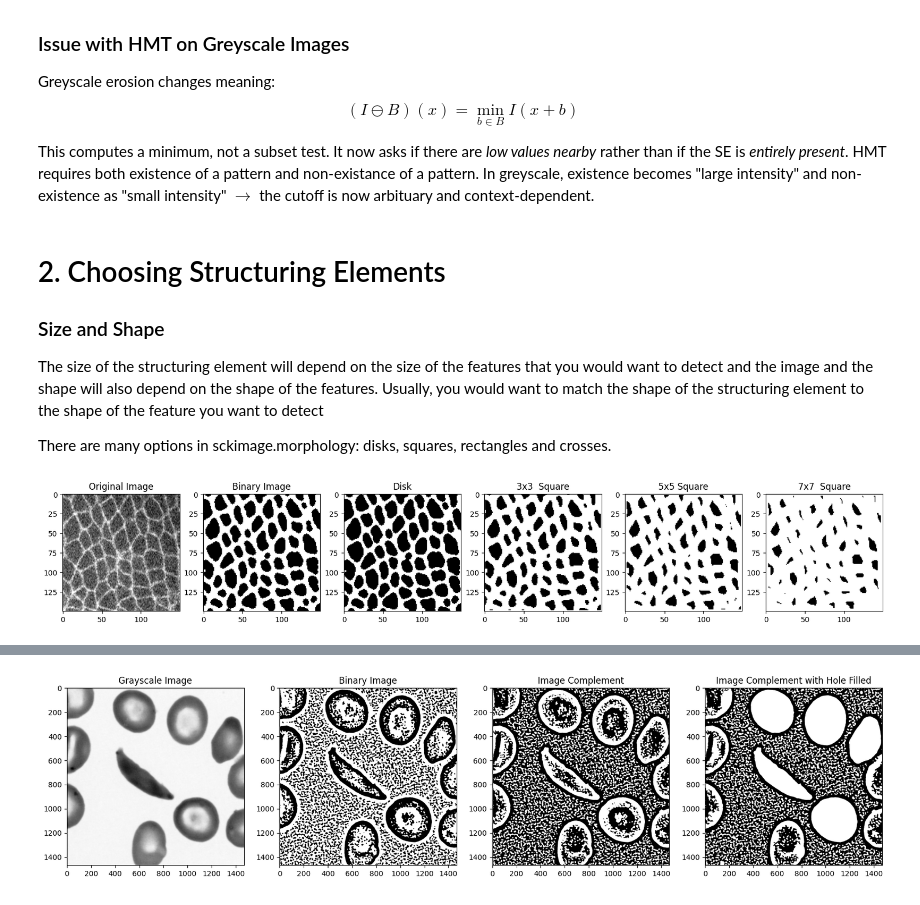
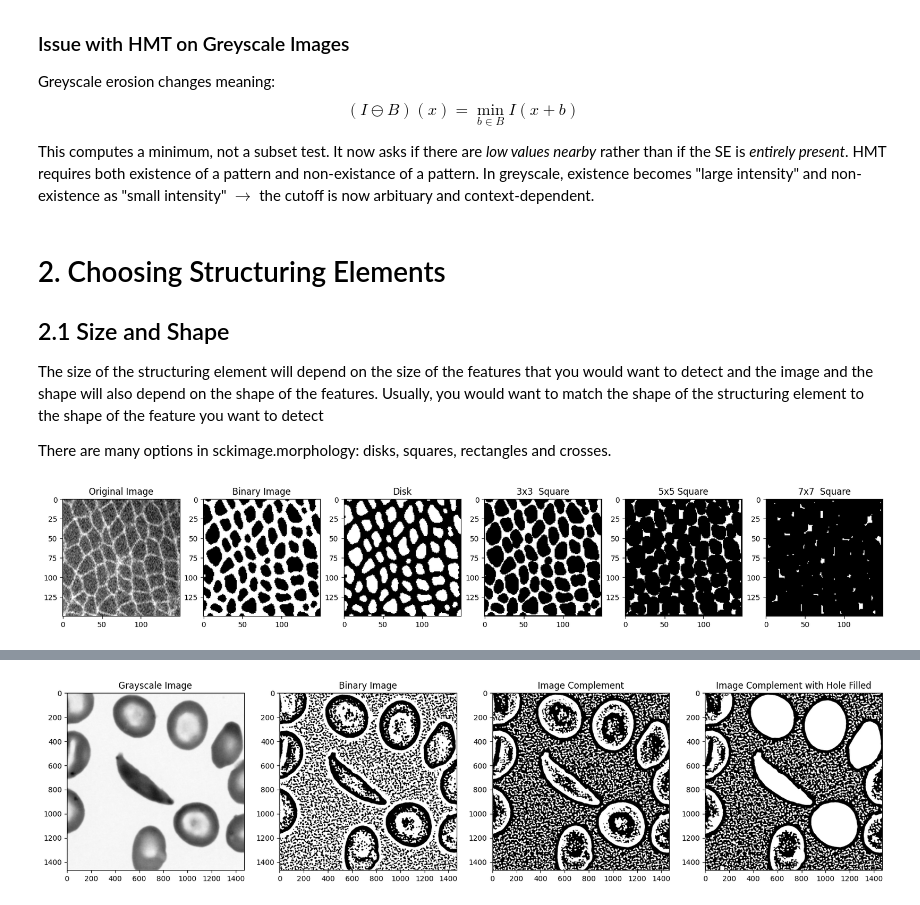
Before and after one commit to zionnpark/BME1462-group-project, a Jupyter notebook: presentation/morphological_processing_ii_solutions.ipynb, the cells around one changed output, grey strips where cells are left out. Cells and saved outputs as stored; diff of their text form; code cells hidden in the pictures.

```diff
--- a/presentation/morphological_processing_ii_solutions.ipynb
+++ b/presentation/morphological_processing_ii_solutions.ipynb
@@ -182,7 +182,7 @@ from scipy import ndimage
 # %% [markdown]
 # 2. Choosing Structuring Elements
 
-### Size and Shape
+## 2.1 Size and Shape
 The size of the structuring element will depend on the size of the features that you would want to detect and the image and the shape will also depend on the shape of the features. Usually, you would want to match the shape of the structuring element to the shape of the feature you want to detect
 
 There are many options in sckimage.morphology: disks, squares, rectangles and crosses.
@@ -195,38 +195,38 @@ img_rescaled = exposure.rescale_intensity(
 mask = img_rescaled >= filters.threshold_local(
     img_rescaled, 33, method='gaussian')
 
 mask_closed = morphology.binary_closing(mask, morphology.disk(3))
 
 disk = morphology.disk(0.125)
 small_square = morphology.footprint_rectangle((3,3))
 mid_square = morphology.footprint_rectangle((5,5))
 large_square = morphology.footprint_rectangle((7,7))
 
-img_disk = ndimage.binary_hit_or_miss(~mask_closed, disk)
-img_small_square = ndimage.binary_hit_or_miss(~mask_closed, small_square)
-img_mid_square = ndimage.binary_hit_or_miss(~mask_closed, mid_square)
-img_large_square = ndimage.binary_hit_or_miss(~mask_closed, large_square)
+img_disk = ndimage.binary_hit_or_miss(mask_closed, disk)
+img_small_square = ndimage.binary_hit_or_miss(mask_closed, small_square)
+img_mid_square = ndimage.binary_hit_or_miss(mask_closed, mid_square)
+img_large_square = ndimage.binary_hit_or_miss(mask_closed, large_square)
 
 fig, axs = plt.subplots(1, 6)
 fig.set_size_inches(20,20)
 
 axs[0].set_title("Original Image")
 axs[0].imshow(img, cmap='Greys_r')
 
 axs[1].set_title("Binary Image")
 axs[1].imshow(mask_closed, cmap='binary_r')
 
 axs[2].set_title("Disk")
 axs[2].imshow(img_disk, cmap='binary_r')
 
 axs[3].set_title("3x3  Square")
-axs[3].imshow(~img_small_square, cmap='binary_r')
+axs[3].imshow(img_small_square, cmap='binary_r')
 
 axs[4].set_title("5x5 Square")
-axs[4].imshow(~img_mid_square, cmap='binary_r')
+axs[4].imshow(img_mid_square, cmap='binary_r')
 
 axs[5].set_title("7x7  Square")
-axs[5].imshow(~img_large_square, cmap='binary_r')
+axs[5].imshow(img_large_square, cmap='binary_r')
 plt.show()
 # %% [output]
-[figure, old version]
+[figure, new version]
```
Also changed, not shown: parts of 15 cells of this notebook.
